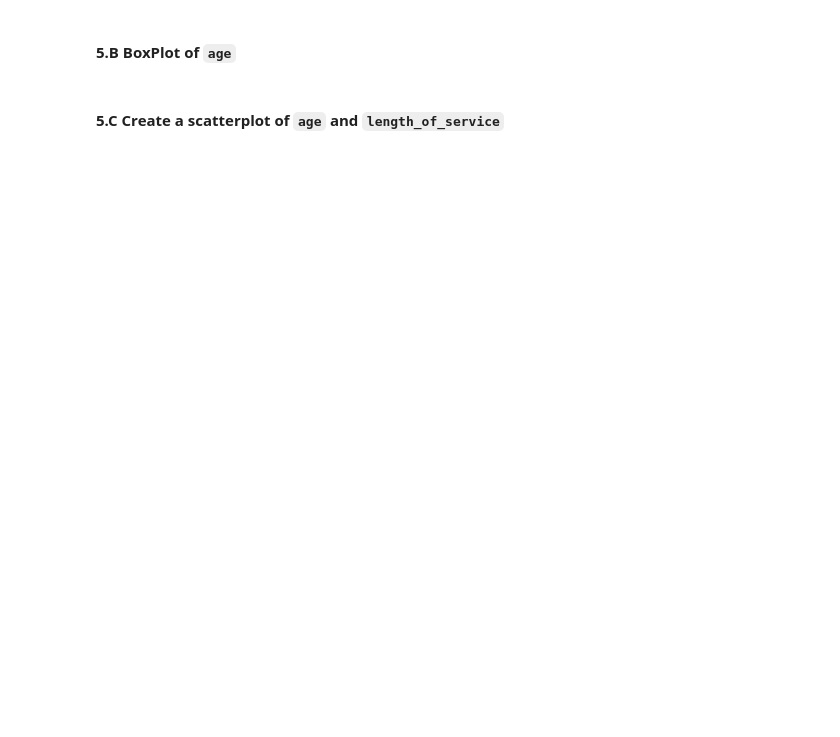
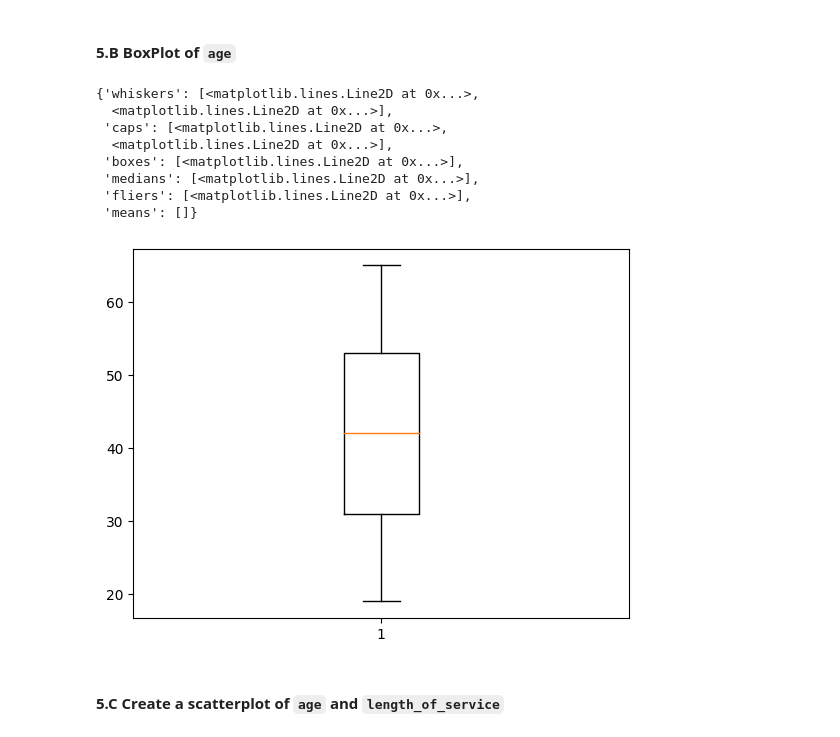
Before and after one commit to SebaCrespo10/IOD, a Jupyter notebook: Mod 1/IOD_Lab-1.2.2 Pandas.ipynb, the cells around one changed output. Saved outputs shown, nothing was run; the diff lists cells and outputs as text; code cells hidden in the pictures; blank space fills up the shorter version.

```diff
--- a/Mod 1/IOD_Lab-1.2.2 Pandas.ipynb
+++ b/Mod 1/IOD_Lab-1.2.2 Pandas.ipynb
@@ -178,5 +376,16 @@ Find the count, mean, std, min, max of all columns of the dataframe
 #### 5.B BoxPlot of `age`
 # %%
 # A:
+plt.boxplot(df['age'])
+# %% [output]
+{'whiskers': [<matplotlib.lines.Line2D at 0x...>,
+  <matplotlib.lines.Line2D at 0x...>],
+ 'caps': [<matplotlib.lines.Line2D at 0x...>,
+  <matplotlib.lines.Line2D at 0x...>],
+ 'boxes': [<matplotlib.lines.Line2D at 0x...>],
+ 'medians': [<matplotlib.lines.Line2D at 0x...>],
+ 'fliers': [<matplotlib.lines.Line2D at 0x...>],
+ 'means': []}
+[figure, added]
 # %% [markdown]
 #### 5.C Create a scatterplot of `age` and `length_of_service`
```
Also changed, not shown: parts of 26 cells of this notebook, 3 other files.
